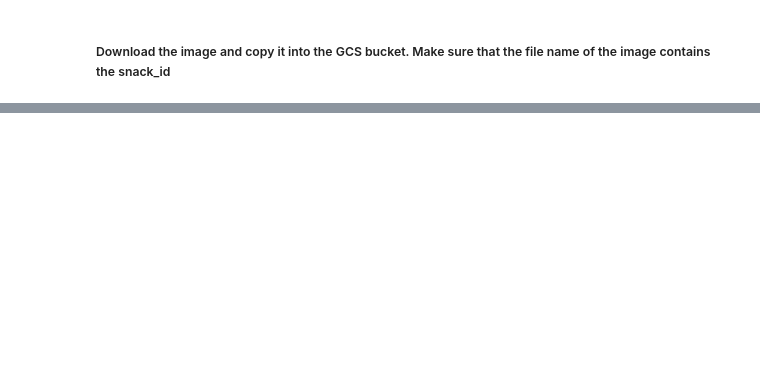
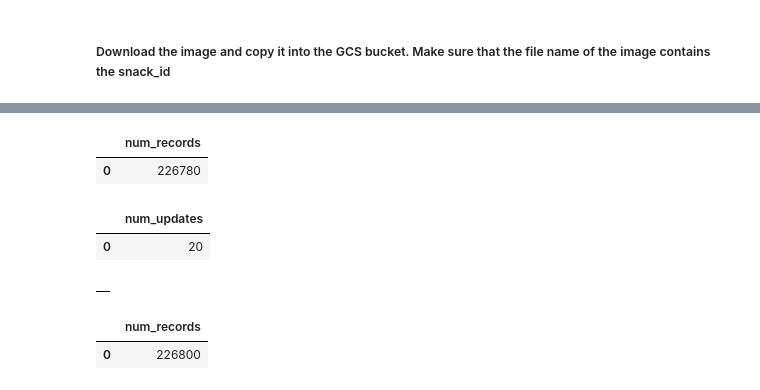
Before and after one commit to cs329e-spring2024/snippets, a Jupyter notebook: p9_data-enrichment.ipynb, the cells around one changed output, grey strips where cells are left out. Drawn from its saved outputs; the diff is of its cells as text; code cells hidden in the pictures; blank space fills up the shorter version.

```diff
--- a/p9_data-enrichment.ipynb
+++ b/p9_data-enrichment.ipynb
@@ -867,3 +885,22 @@ alter table airline_csp.Snack
+# %%
+%%bigquery
+select count(*) as num_records
+from airline_csp.Snack
+# %% [output]
+|  | num_records |
+| 0 | 226780 |
+# %%
+%%bigquery
+select count(*) as num_updates
+from airline_csp.Snack t join airline_stg.Snack s
+on t.snack_id = s.snack_id
+where t.status_flag = true
+and (s.product_name is not null and t.product_name is null
+or s.subcategory is not null and t.subcategory is null
+or s.language is not null and t.language is null);
+# %% [output]
+|  | num_updates |
+| 0 | 20 |
 # %%
 %%bigquery
 declare current_ts TIMESTAMP;
@@ -873,17 +910,27 @@ create temp table updates as
   select s.*
   from airline_csp.Snack t join airline_stg.Snack s
   on t.snack_id = s.snack_id
-  where s.product_name != t.product_name
-  or s.subcategory != t.subcategory
-  or s.language != t.language;
+  where t.status_flag = true
+  and (s.product_name is not null and t.product_name is null
+  or s.subcategory is not null and t.subcategory is null
+  or s.language is not null and t.language is null);
 
 update airline_csp.Snack
 set discontinue_time = timestamp_sub(current_ts, interval 1 second), status_flag = false
 where snack_id in (select snack_id from updates);
 
 insert into airline_csp.Snack
-  (snack_id, url, product_name, brands, categories, countries_en ingredients_text, image_url,
-    subcategory, image, created_time, last_modified_time, data_source, load_time, effective_time, status_flag)
-    (select snack_id, url, product_name, brands, categories, countries_en ingredients_text, image_url,
-      subcategory, image, created_time, last_modified_time, data_source, load_time, current_ts, true
+  (snack_id, url, product_name, brands, categories, countries_en, ingredients_text, image_url,
+    subcategory, language, created_time, last_modified_time, data_source, load_time, effective_time, status_flag)
+    (select snack_id, url, product_name, brands, categories, countries_en, ingredients_text, image_url,
+      subcategory, language, created_time, last_modified_time, data_source, load_time, current_ts, true
       from updates);
+# %% [output]
+|  |
+# %%
+%%bigquery
+select count(*) as num_records
+from airline_csp.Snack
+# %% [output]
+|  | num_records |
+| 0 | 226800 |
```
Also changed, not shown: parts of 32 cells of this notebook.
